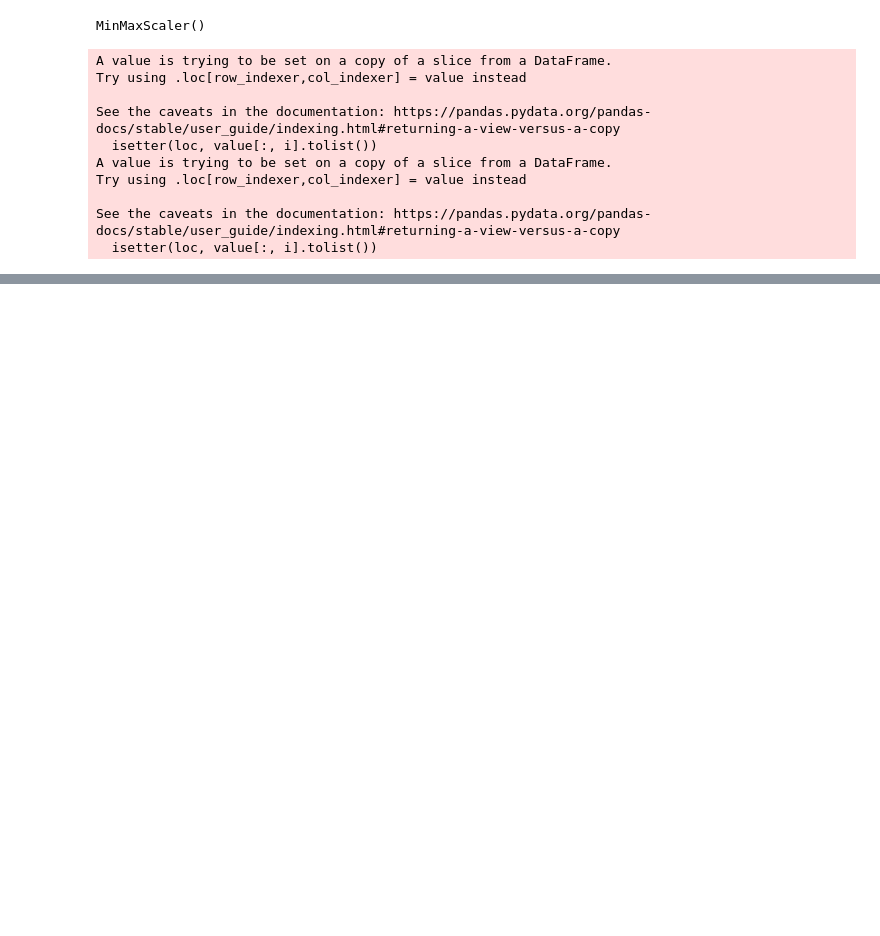
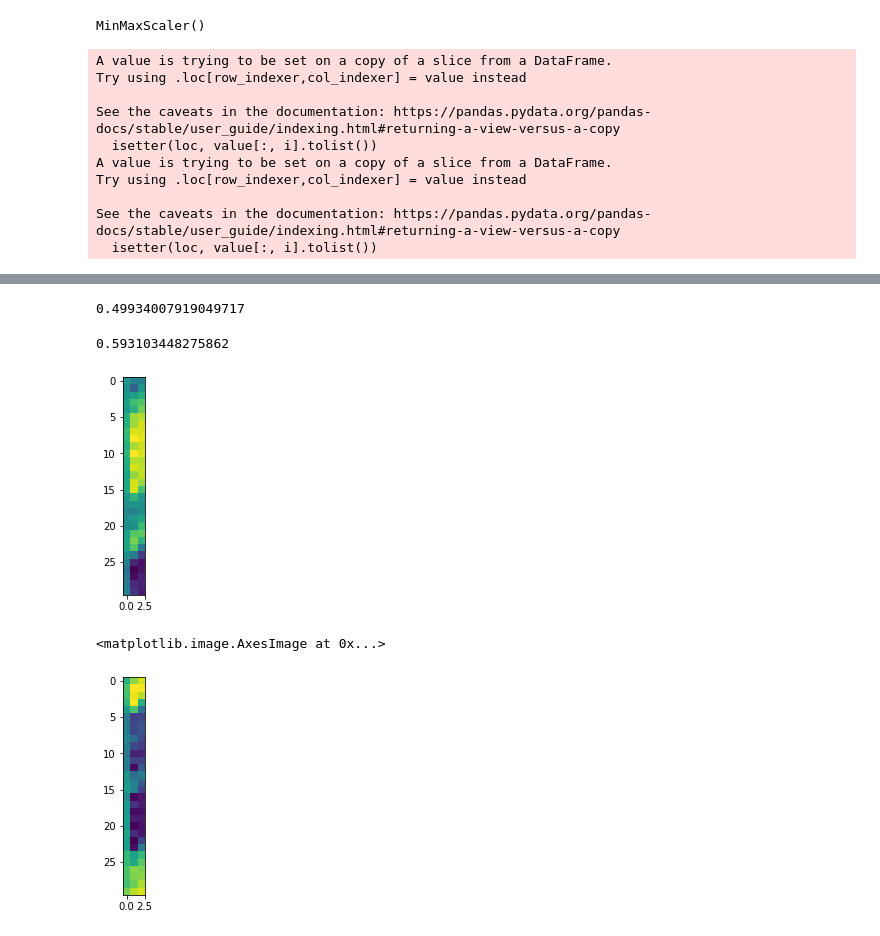
Before and after one commit to marcin-sobocinski/mlchartist, a Jupyter notebook: notebooks/first_model_marcin.ipynb, the cells around one changed output, grey strips where cells are left out. Saved outputs shown, nothing was run; the diff lists cells and outputs as text; code cells hidden in the pictures; blank space fills up the shorter version.

```diff
--- a/notebooks/first_model_marcin.ipynb
+++ b/notebooks/first_model_marcin.ipynb
@@ -61,6 +106,9 @@ train_df
 # %%
-X_train, y_train = build_arrays(train_df, target_col='10D_return_bin', time_window=14, stride=1)
-X_test, y_test = build_arrays(test_df, target_col='10D_return_bin', time_window=14, stride=1)
+X_train, y_train = build_arrays(train_df,input_cols=INPUT_COLS, target_col='10D_return_bin', time_window=30, stride=5)
+X_test, y_test = build_arrays(test_df,input_cols=INPUT_COLS, target_col='10D_return_bin', time_window=30, stride=5)
+# %%
+X_train = X_train.astype(float)
+X_test = X_test.astype(float)
 # %%
 X_train.shape
 # %% [output]
@@ -94,0 +119,8 @@ def init_model():
+# %%
+y_train.sum()/len(y_train)
+# %% [output]
+0.49934007919049717
+# %%
+y_test.sum()/len(y_test)
+# %% [output]
+0.593103448275862
@@ -94,0 +133,8 @@ def init_model():
+# %%
+plt.imshow(X_train[200])
+plt.show()
+plt.imshow(X_train[1])
+# %% [output]
+[figure, added]
+<matplotlib.image.AxesImage at 0x...>
+[figure, added]
```
Also changed, not shown: parts of 23 cells of this notebook.
